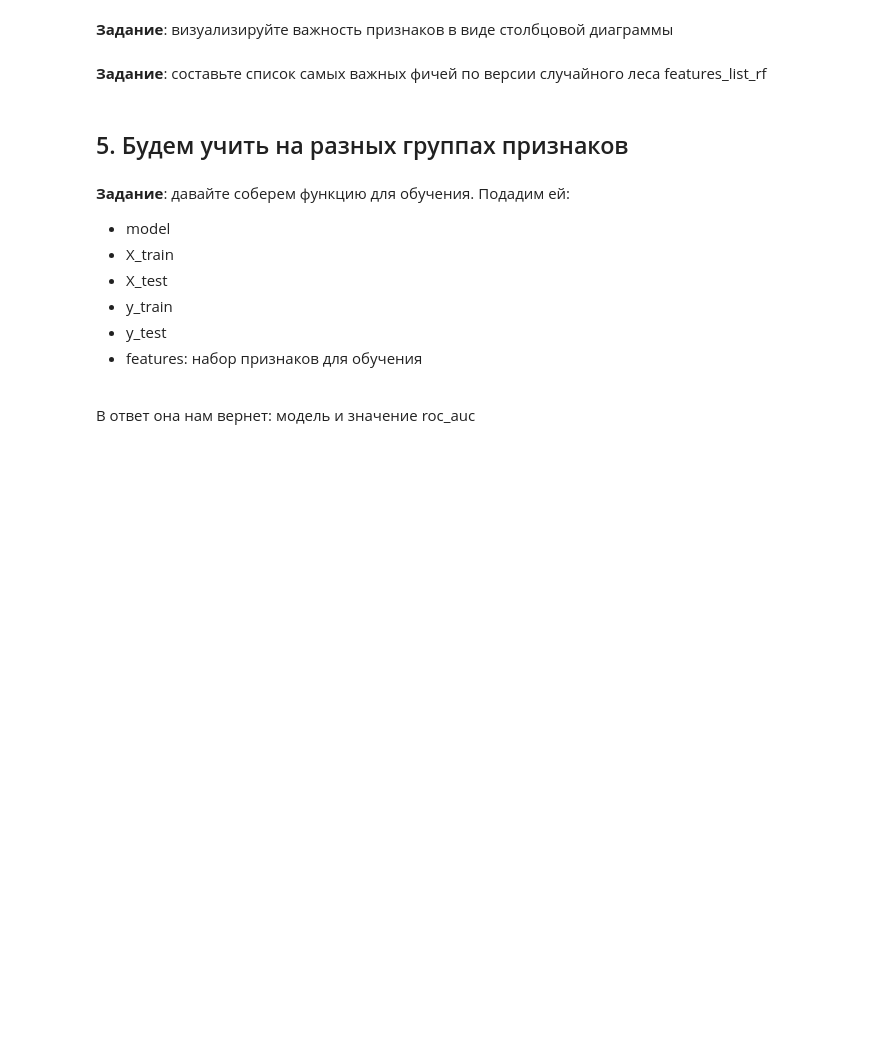
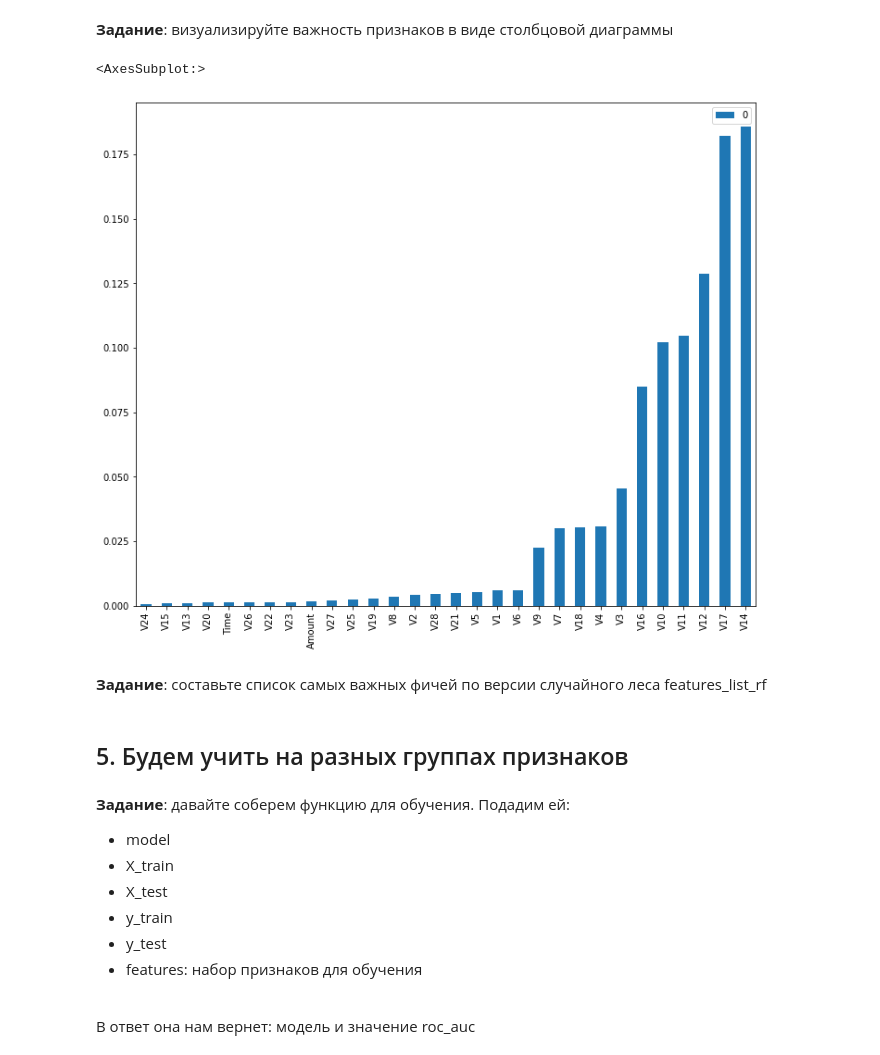
Before and after one commit to Vasyka/intro-ml-bi, a Jupyter notebook: week12/sem12_feature_selection.ipynb, the cells around one changed output. Drawn from its saved outputs; the diff is of its cells as text; code cells hidden in the pictures; blank space fills up the shorter version.

```diff
--- a/week12/sem12_feature_selection.ipynb
+++ b/week12/sem12_feature_selection.ipynb
@@ -133,3 +271,6 @@ $H(X)$ - критерий информативности
 - Учитывается важность признаков в совокупности
 # %% [markdown]
 **Задание**: Обучим случайный лес
+# %%
+rf = RandomForestClassifier(max_depth=5)
+rf.fit(X_train_scaled, y_train)
@@ -135,0 +279,3 @@ $H(X)$ - критерий информативности
+# %%
+rf_coefs = pd.DataFrame(rf.feature_importances_, index=features).sort_values(0)
+rf_coefs
@@ -136,5 +300,10 @@ $H(X)$ - критерий информативности
 # %% [markdown]
 **Задание**: визуализируйте важность признаков в виде столбцовой диаграммы
+# %%
+rf_coefs.plot.bar(figsize=(12,10))
+# %% [output]
+<AxesSubplot:>
+[figure, added]
 # %% [markdown]
 **Задание**: составьте список самых важных фичей по версии случайного леса features_list_rf
 # %% [markdown]
```
Also changed, not shown: parts of 27 cells of this notebook.
